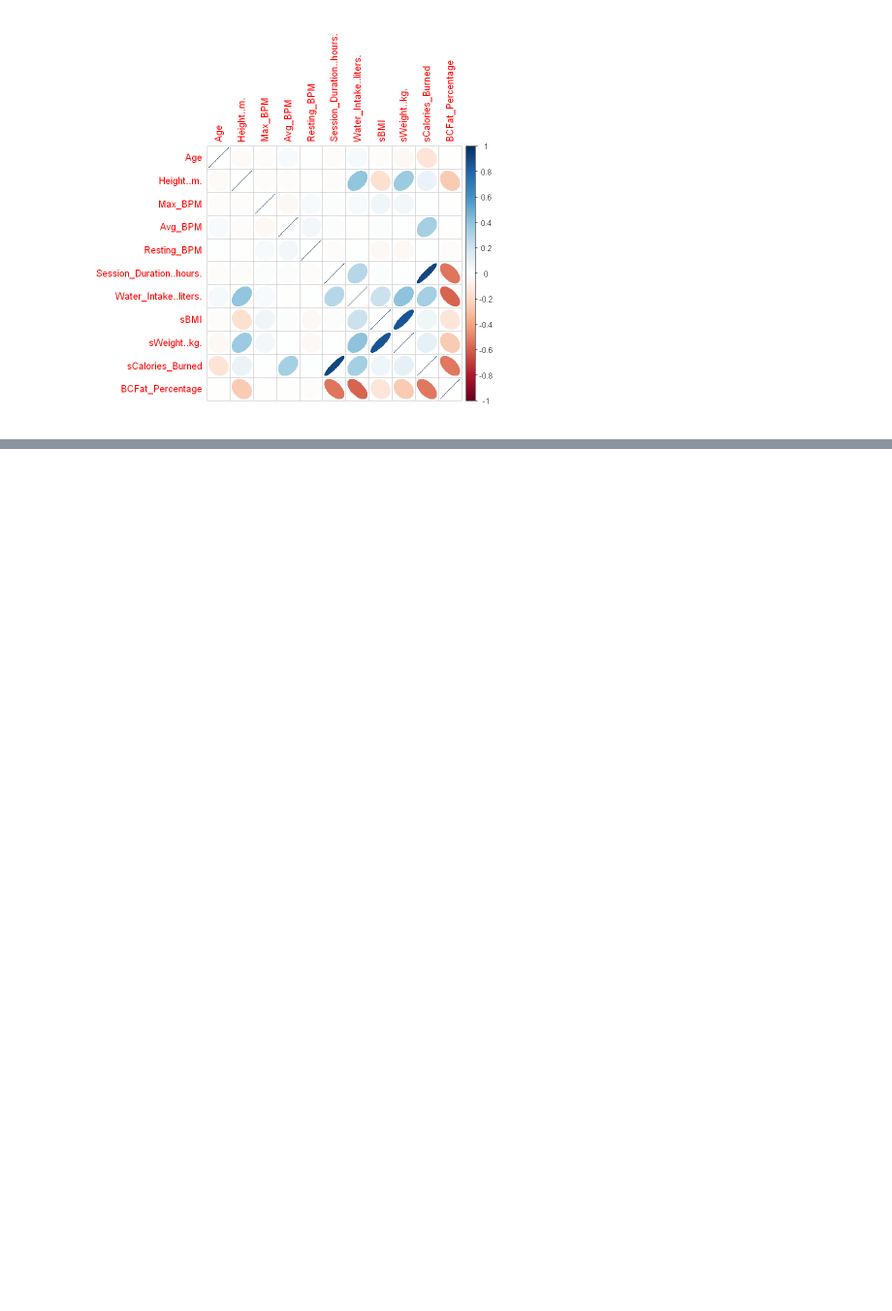
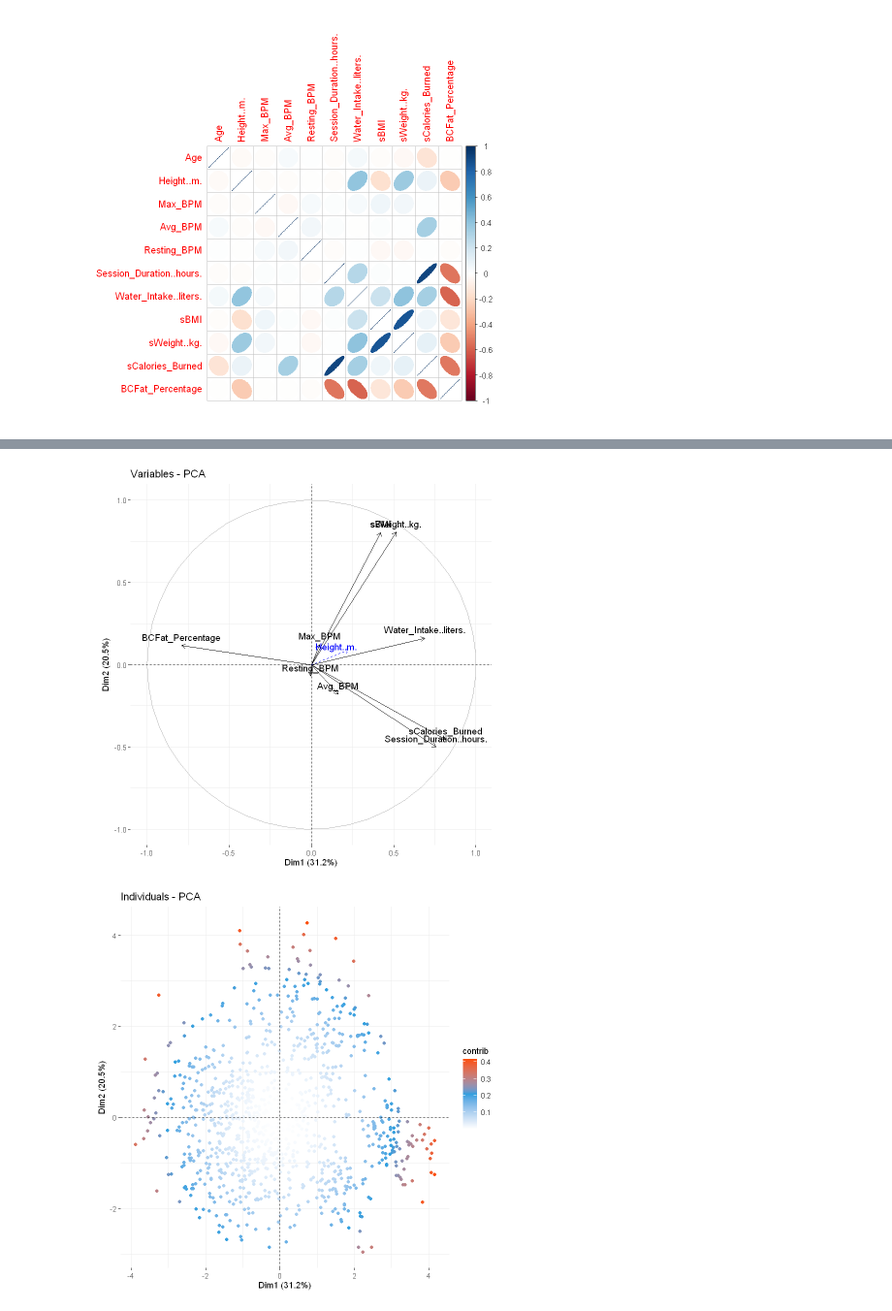
Before and after one commit to Edgar-Neboit/Projet_ML, a Jupyter notebook: Projet_ML_R.ipynb, the cells around one changed output, grey strips where cells are left out. Shown: that part at 97% size. Cells and saved outputs as stored; diff of their text form; code cells hidden in the pictures; blank space fills up the shorter version.

```diff
--- a/Projet_ML_R.ipynb
+++ b/Projet_ML_R.ipynb
@@ -186,0 +207,8 @@ corrplot(cor(data[, c(1, 3:7, 9 ,12:15)]),method="ellipse")
+# %%
+fviz_pca_var(acp)
+fviz_pca_ind(acp,col.ind="contrib",label="none",gradient.cols = c("white", "#2E9FDF", "#FC4E07" ))
+fviz_pca_var(acp,axes=c(1,3))
+fviz_pca_ind(acp,col.ind="contrib",label="none",gradient.cols = c("white", "#2E9FDF", "#FC4E07" ),axes=c(1,3))
+# %% [output]
+[figure, added]
+[figure, added]
```
Also changed, not shown: parts of 8 cells of this notebook.
